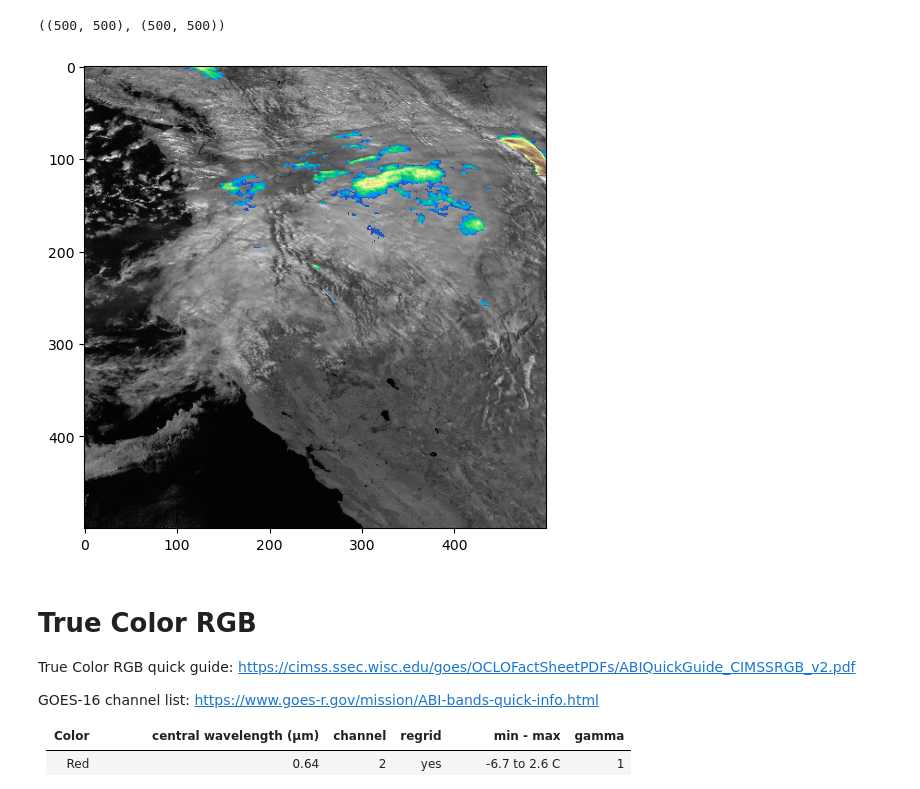
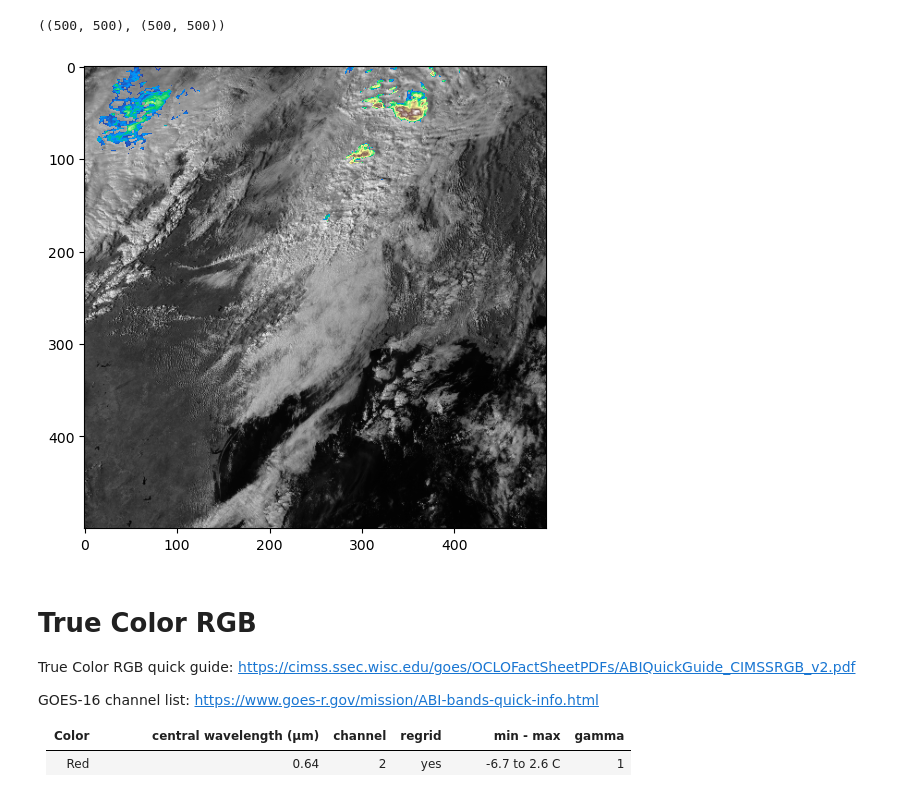
Before and after one commit to modern-tools-workshop/AMS-python-workshop-2023, a Jupyter notebook: 05_making_rgb_images.ipynb, the cells around one changed output. Cells and saved outputs as stored; diff of their text form; code cells hidden in the pictures.

```diff
--- a/05_making_rgb_images.ipynb
+++ b/05_making_rgb_images.ipynb
@@ -6,8 +6,11 @@ import pandas as pd
 from cartopy import crs as ccrs
 from skimage.exposure import adjust_gamma, rescale_intensity
 # %%
-file_name = 'data/OR_ABI-L2-CMIPM1-M6C03_G17_s20222972000255_e20222972000312_c20222972000368.nc'
-abi_ch3 = xr.open_dataset(fname_ch3, engine='h5netcdf')
+# OR_ABI-L2-MCMIPM2-M6_G16_s20223362030552_e20223362031017_c20223362031113.nc
+# MCMIPM2
 
-file_name = 'data/OR_ABI-L2-CMIPM1-M6C13_G17_s20222972000255_e20222972000323_c20222972000383.nc'
-abi_ch13 = xr.open_dataset(fname_ch13, engine='h5netcdf')
+file_name = 'data/OR_ABI-L2-CMIPM1-M6C03_G16_s20222972000281_e20222972000339_c20222972000396.nc'
+ch3 = xr.open_dataset(file_name, engine='h5netcdf')
+
+file_name = 'data/OR_ABI-L2-CMIPM1-M6C13_G16_s20222972000281_e20222972000350_c20222972000416.nc'
+ch13 = xr.open_dataset(file_name, engine='h5netcdf')
@@ -40,9 +53,9 @@ plt.show()
 # %%
-C13 = abi_ch13.CMI.values
-C03 = abi_ch3.CMI.values
+ch13 = abi_ch13.CMI.values
+ch3 = abi_ch3.CMI.values
 # %%
-C03 = C03[::2, ::2]
-C03.shape, abi_ch13.CMI.shape
+ch3 = ch3[::2, ::2]
+ch3.shape, ch3.shape
 # %% [output]
 ((500, 500), (500, 500))
 # %%
@@ -56,10 +65,18 @@ diff = C03 - C13
+# %%
+diff = ch3 - ch13
+
+mask = (ch13 > 240) | (ch13 < 200)
+ch13_masked = ch13
+ch13_masked[mask] = np.nan
+
+sandwich = ch3 - ch13_masked
 # %%
 plt.figure(figsize=[6,6])
-plt.imshow(C03, cmap=plt.get_cmap("Greys_r"))
+plt.imshow(ch3, cmap=plt.get_cmap("Greys_r"))
 plt.imshow(sandwich, cmap=plt.get_cmap("terrain"))
 plt.show()
 # %% [output]
-[figure, old version]
+[figure, new version]
 # %% [markdown]
 # True Color RGB
 
```
Also changed, not shown: parts of 9 cells of this notebook, 10 other files.
